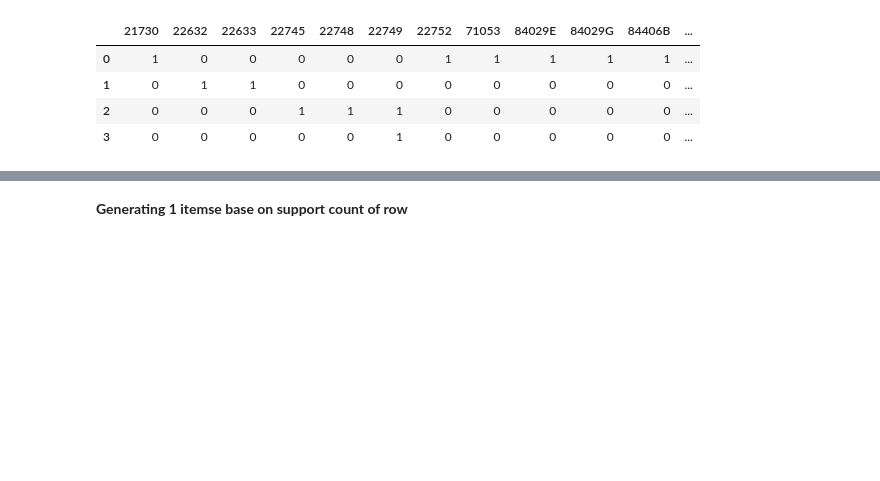
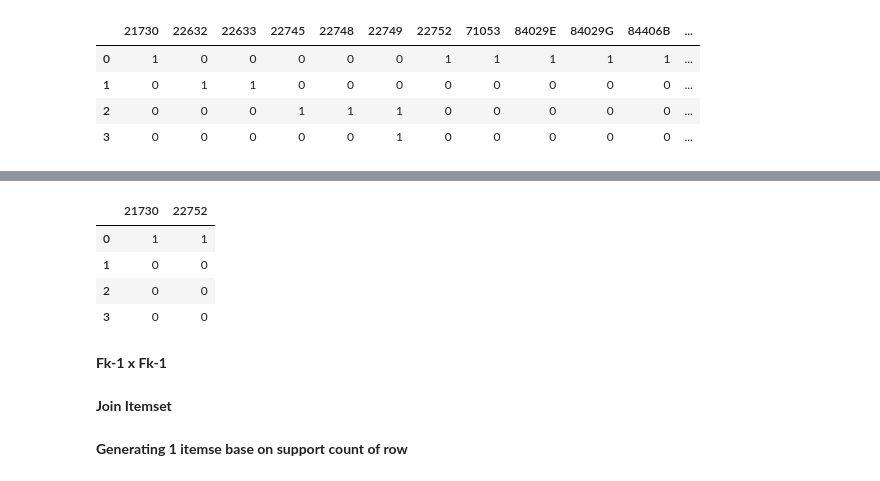
Before and after one commit to khysokhornrupp/RUPP-Apriori-, a Jupyter notebook: clean_apriori.ipynb, the cells around one changed output, grey strips where cells are left out. Drawn from its saved outputs; the diff is of its cells as text; code cells hidden in the pictures; blank space fills up the shorter version.

```diff
--- a/clean_apriori.ipynb
+++ b/clean_apriori.ipynb
@@ -113,0 +145,10 @@ def count_ocurence(itemset, Tranctions):
+# %%
+df_rc[['21730', '22752']]
+# %% [output]
+|  | 21730 | 22752 |
+| 0 | 1 | 1 |
+| 1 | 0 | 0 |
+| 2 | 0 | 0 |
+| 3 | 0 | 0 |
+# %% [markdown]
+**Fk-1 x Fk-1**
@@ -126,4 +179,6 @@ def join_two_itemsets(it1, it2, order):
     return []
+# %% [markdown]
+**Join Itemset**
 # %%
 def mergeKItemIntoOne(ab):
     result = []
```
Also changed, not shown: parts of 52 cells of this notebook, 7 other files.
